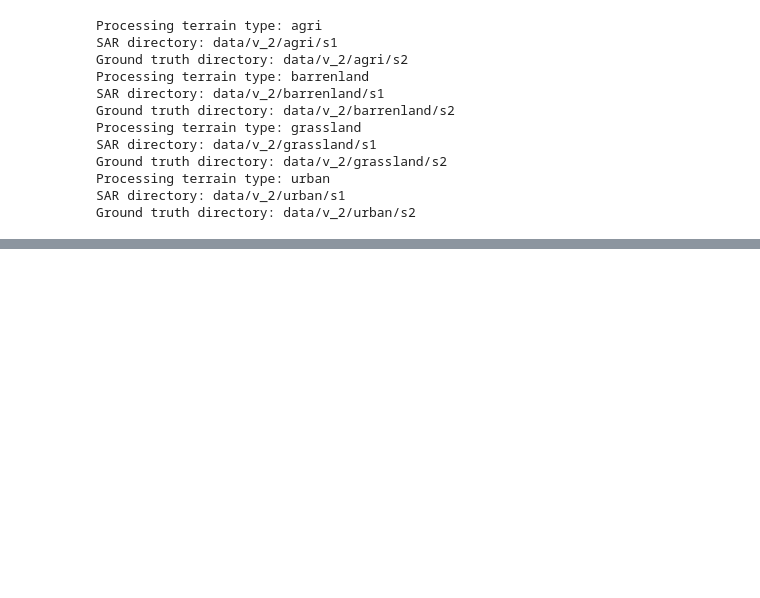
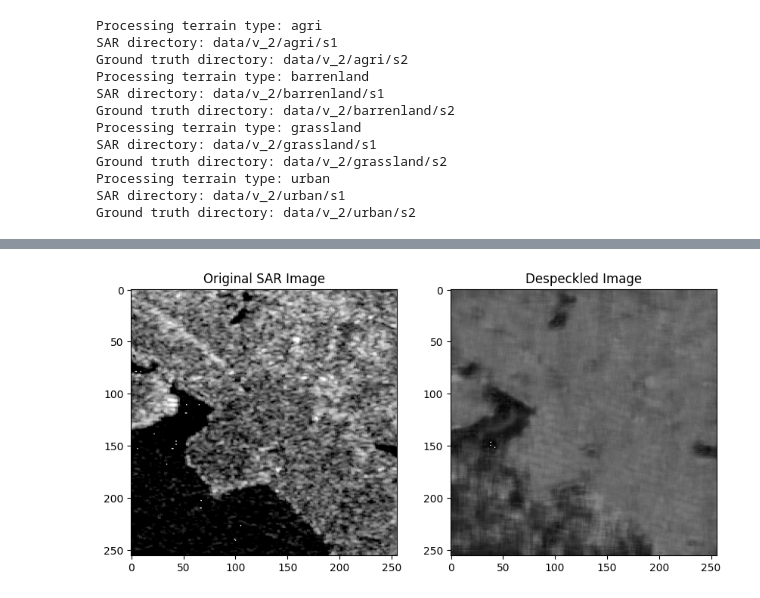
Before and after one commit to majumdersubhanu/SARColorization, a Jupyter notebook: despeckling.ipynb, the cells around one changed output, grey strips where cells are left out. Saved outputs shown, nothing was run; the diff lists cells and outputs as text; code cells hidden in the pictures; blank space fills up the shorter version.

Commit message:
despeckling model trained

```diff
--- a/despeckling.ipynb
+++ b/despeckling.ipynb
@@ -224,2 +245,49 @@ with torch.no_grad():
 # %%
 torch.save(model.state_dict(), "models/despeckling_model.pth")
+# %%
+import matplotlib.pyplot as plt
+
+
+device = torch.device("cuda" if torch.cuda.is_available() else "cpu")
+model = DespecklingCNN().to(device)
+
+# Load the model weights
+model.load_state_dict(torch.load("models/despeckling_model.pth"), strict=True)
+model.eval()
+
+# Define the image transformation (should match the one used during training)
+transform = transforms.Compose(
+    [
+        transforms.Resize((256, 256)),  # Resize images to 256x256
+        transforms.ToTensor(),  # Convert images to PyTorch tensors
+        transforms.Normalize((0.5,), (0.5,)),  # Normalize images to [-1, 1]
+    ]
+)
+
+# Load and preprocess the test image
+image_path = "data/v_2/grassland/s1/ROIs1970_fall_s1_115_p100.png"
+sar_image = Image.open(image_path).convert("L")
+sar_image = transform(sar_image).unsqueeze(0).to(device)
+
+# Perform inference
+with torch.no_grad():
+    output = model(sar_image)
+
+# Post-process and visualize the result
+output_image = output.squeeze(0).cpu().numpy().squeeze(0)
+output_image = (
+    output_image * 0.5 + 0.5
+) * 255  # De-normalize and scale back to [0, 255]
+output_image = output_image.astype("uint8")
+
+plt.figure(figsize=(10, 5))
+plt.subplot(1, 2, 1)
+plt.title("Original SAR Image")
+plt.imshow(sar_image.cpu().squeeze(0).squeeze(0).numpy() * 0.5 + 0.5, cmap="gray")
+
+plt.subplot(1, 2, 2)
+plt.title("Despeckled Image")
+plt.imshow(output_image, cmap="gray")
+plt.show()
+# %% [output]
+[figure, added]
```
Also changed, not shown: parts of 2 cells of this notebook, 3 other files.
